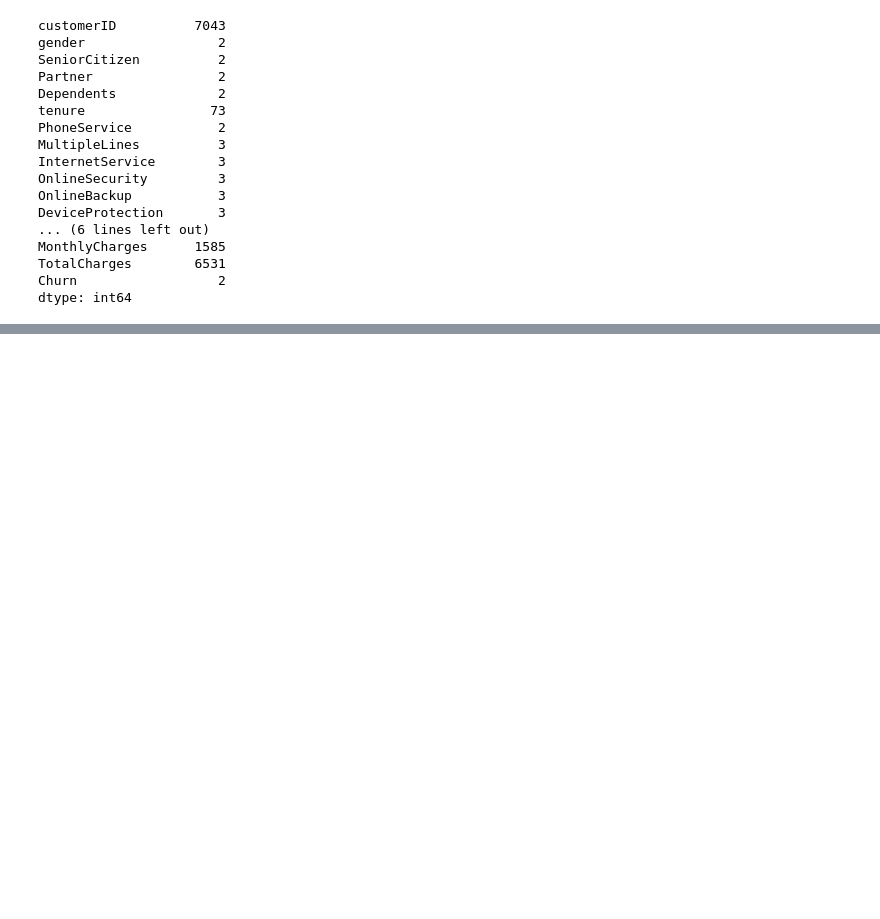
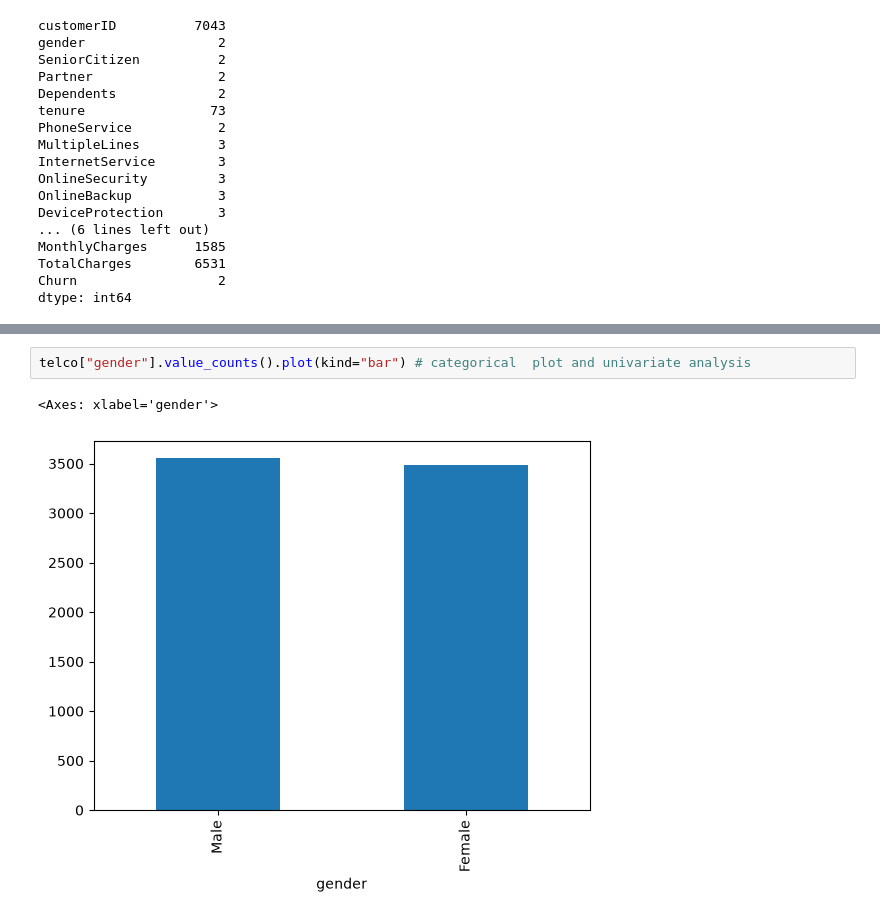
Before and after one commit to chauhand2463/ML, a Jupyter notebook: linear regression/EDA.ipynb, the cells around one changed output, grey strips where cells are left out. Cells and saved outputs as stored; diff of their text form; blank space fills up the shorter version.

```diff
--- a/linear regression/EDA.ipynb
+++ b/linear regression/EDA.ipynb
@@ -149,0 +183,5 @@ KeyError: 'churn'
+# %%
+telco["gender"].value_counts().plot(kind="bar") # categorical  plot and univariate analysis
+# %% [output]
+<Axes: xlabel='gender'>
+[figure, added]
```
Also changed, not shown: parts of 13 cells of this notebook, 1 other file.
